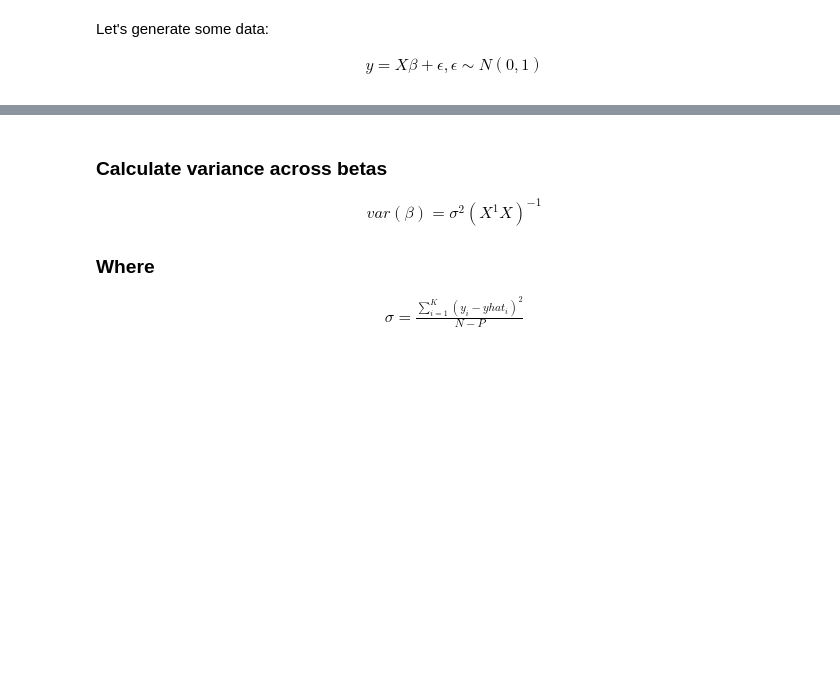
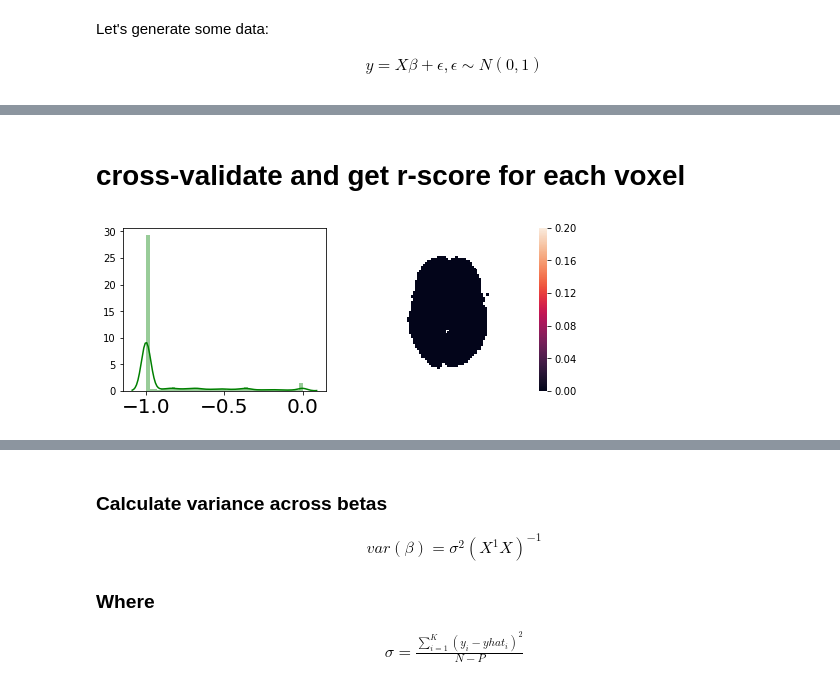
Before and after one commit to Charestlab/pyGLMdenoise, a Jupyter notebook: glmdenoise/poc.ipynb, the cells around one changed output, grey strips where cells are left out. Cells and saved outputs as stored; diff of their text form; code cells hidden in the pictures; blank space fills up the shorter version.

```diff
--- a/glmdenoise/poc.ipynb
+++ b/glmdenoise/poc.ipynb
@@ -101,5 +98,14 @@ tmpy.shape
+# %% [markdown]
+# cross-validate and get r-score for each voxel
+# %%
+def get_constants(run_lens):
+    tot_len = np.sum(run_lens)
+    const = np.zeros((tot_len, len(run_lens)))
+
+    for i, rlen in enumerate(run_lens):
+        const[i*rlen:(i+1)*rlen, i] = 1
+    return const
 # %%
-# cross-validate and get r-score for each voxel
 r2s = []
 preds =[]
 for run in range(n_runs):
@@ -107,8 +113,10 @@ for run in range(n_runs):
     mask = np.arange(n_runs) != run
     tmpy = np.vstack(compress(data, mask))
     tmpX = np.vstack((compress(design, mask)))
+    run_lens = [d.shape[0] for d in compress(data, mask)]
+    tmpX = np.c_[tmpX, get_constants(run_lens)]
 
-    betas_tmp = np.linalg.lstsq(tmpX, tmpy,  rcond=False)[0]
+    betas_tmp = np.linalg.lstsq(tmpX, tmpy,  rcond=False)[0][:-(n_runs-1), :]
 
     # left out data
     yhat = design[run].dot(betas_tmp)
@@ -123,0 +126,15 @@ rsq = 1 - (np.sum((y - yhat)**2, axis=0) / np.sum(y**2, axis=0))
+# %%
+fig, ax = plt.subplots(1, 2, figsize=(8, 3))
+
+mean_r2 = np.array(r2s).mean(0)
+r2_full_data = rsquared(np.vstack(data),np.vstack(preds))
+sns.distplot(mean_r2, color='green', ax=ax[0])
+#sns.distplot(r2_full_data, color='red', ax=ax[0])
+
+plt_img = mean_r2.copy()
+#plt_img[plt_img < 0.2] = 0
+sns.heatmap(plt_img.reshape((80,80)), mask=mean_mask, ax=ax[1],
+            xticklabels=False, yticklabels=False, vmin=0, vmax=0.2, square=True)
+plt.show()
+# %% [output]
+[figure, added]
```
Also changed, not shown: parts of 21 cells of this notebook.
